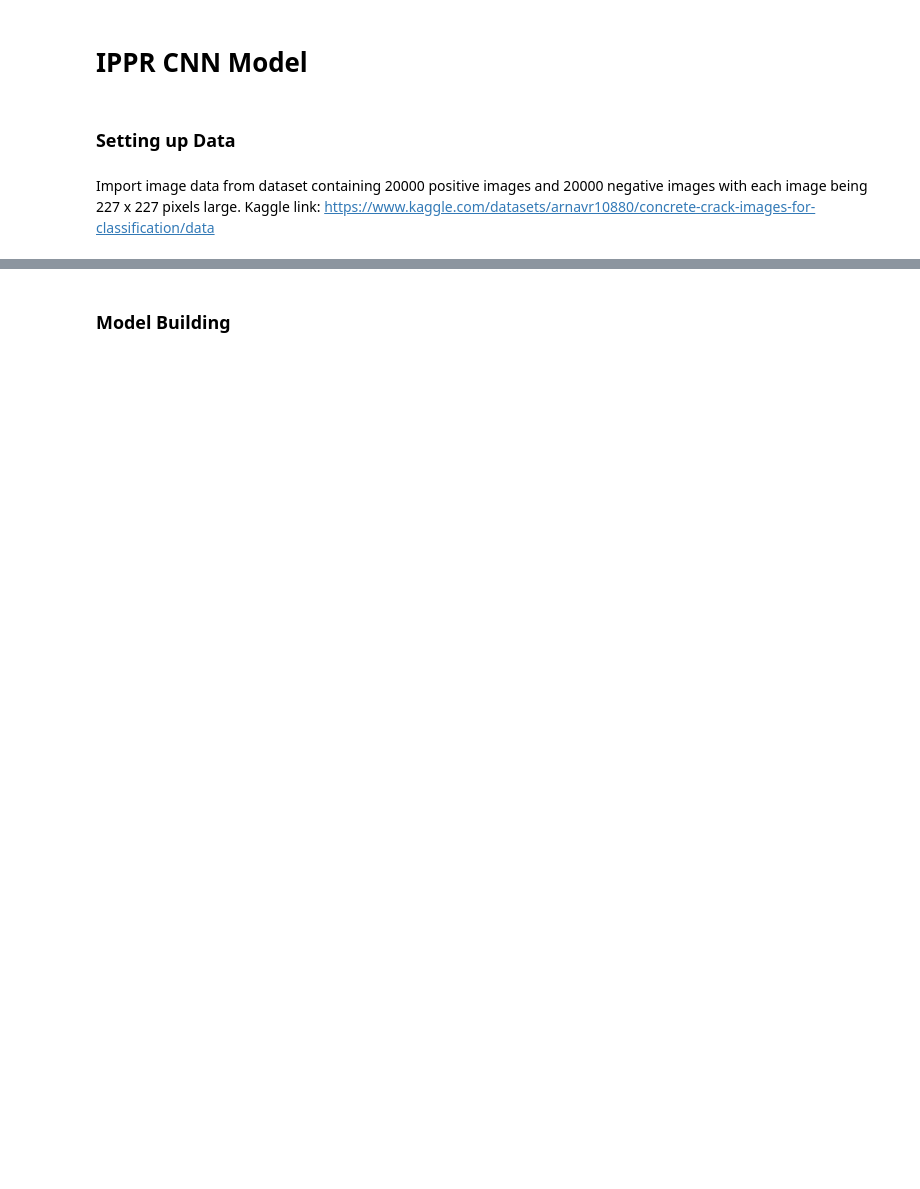
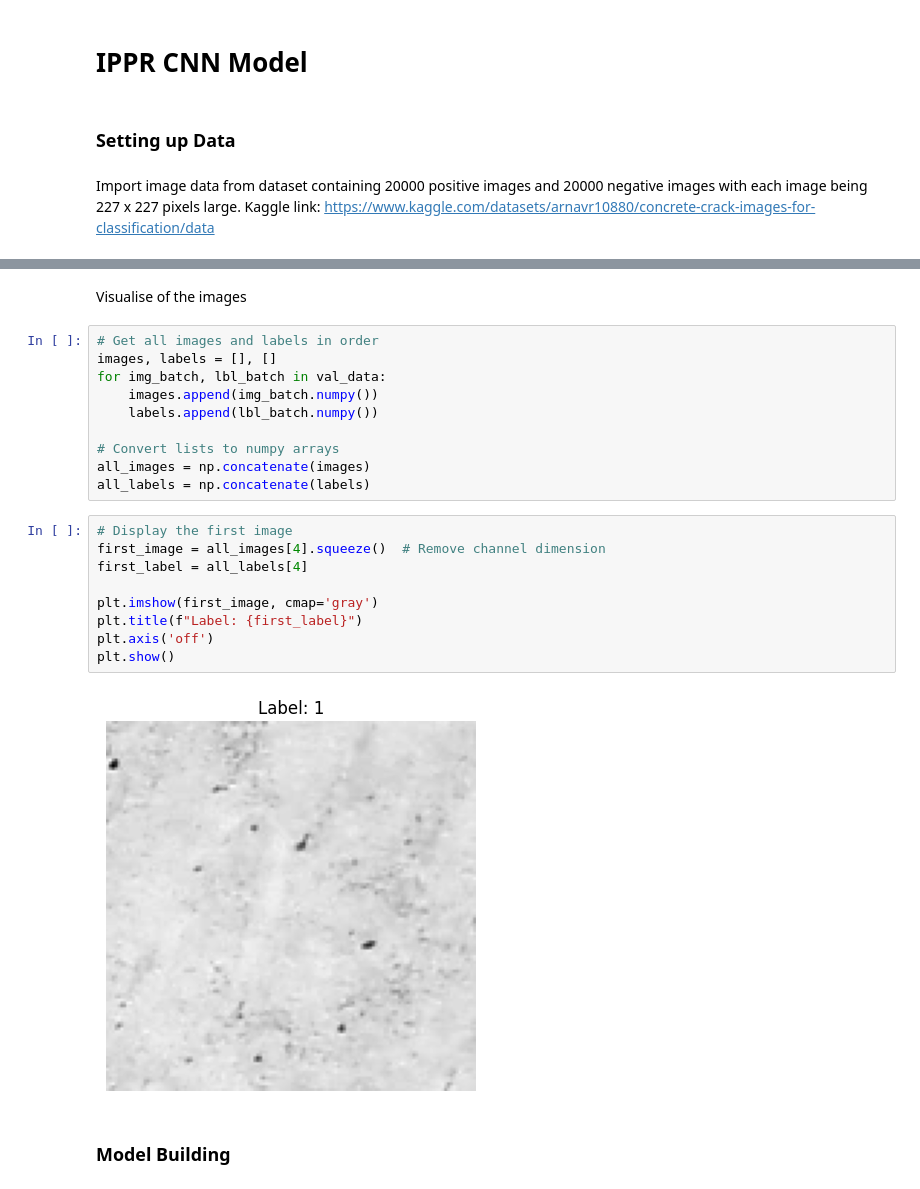
Before and after one commit to ruumble1/IPPR-Assignment2, a Jupyter notebook: model.ipynb, the cells around one changed output, grey strips where cells are left out. Drawn from its saved outputs; the diff is of its cells as text; blank space fills up the shorter version.

```diff
--- a/model.ipynb
+++ b/model.ipynb
@@ -46,3 +57,26 @@ validation_set = shuffled_data.skip(training_split_size+testing_split_size).take
+# %% [markdown]
+Visualise of the images
+# %%
+# Get all images and labels in order
+images, labels = [], []
+for img_batch, lbl_batch in val_data:
+    images.append(img_batch.numpy())
+    labels.append(lbl_batch.numpy())
+
+# Convert lists to numpy arrays
+all_images = np.concatenate(images)
+all_labels = np.concatenate(labels)
+# %%
+# Display the first image
+first_image = all_images[4].squeeze()  # Remove channel dimension
+first_label = all_labels[4]
+
+plt.imshow(first_image, cmap='gray')
+plt.title(f"Label: {first_label}")
+plt.axis('off')
+plt.show()
+# %% [output]
+[figure, added]
 # %% [markdown]
 ### **Model Building**
 # %%
```
Also changed, not shown: parts of 17 cells of this notebook, 1 other file.
